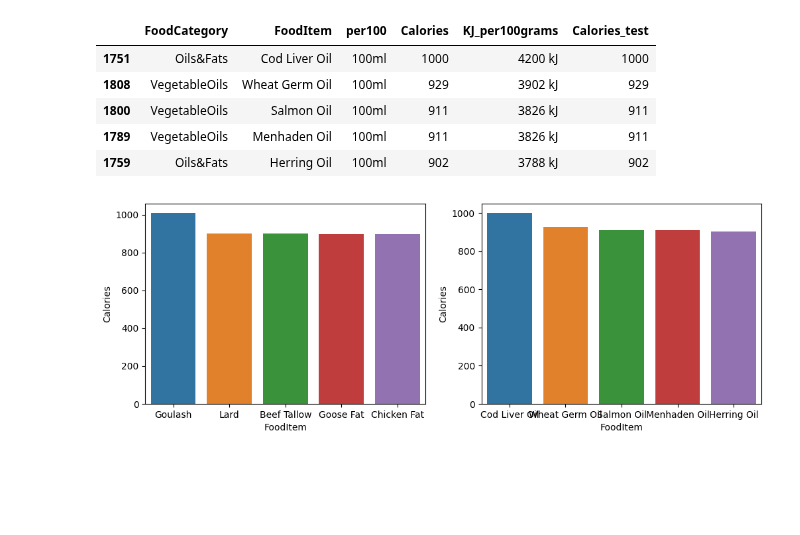
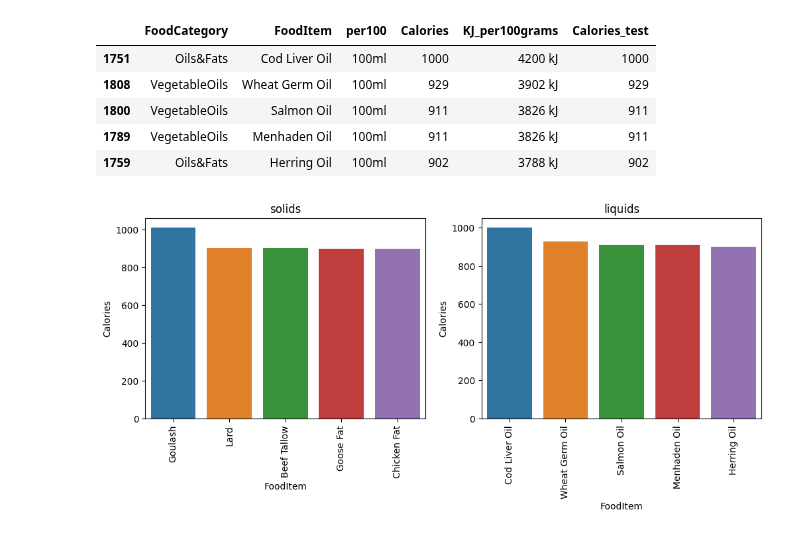
Before and after one commit to yuna-liu/Databehandling-Yuna-Liu, a Jupyter notebook: Code-alongs/L0_pandas_basics.ipynb, the cells around one changed output. Cells and saved outputs as stored; diff of their text form; code cells hidden in the pictures; blank space fills up the shorter version.

Commit message:
get_xticklabels()

```diff
--- a/Code-alongs/L0_pandas_basics.ipynb
+++ b/Code-alongs/L0_pandas_basics.ipynb
@@ -471,7 +477,11 @@ liquids_top5
 # %%
 import matplotlib.pyplot as plt
 fig, ax = plt.subplots(1,2, dpi=100, figsize=(12,4))
-sns.barplot(data=solids_top5, x="FoodItem", y="Calories", ax=ax[0]);
-sns.barplot(data=liquids_top5, x="FoodItem", y="Calories", ax=ax[1]);
+sns.barplot(data=solids_top5, x="FoodItem", y="Calories", ax=ax[0])
+ax[0].set_title('solids')
+ax[0].set_xticklabels(labels=ax[0].get_xticklabels(), rotation=90);
+sns.barplot(data=liquids_top5, x="FoodItem", y="Calories", ax=ax[1])
+ax[1].set_title('liquids')
+ax[1].set_xticklabels(labels=ax[1].get_xticklabels(), rotation=90);
 # %% [output]
-[figure, old version]
+[figure, new version]
```
Also changed, not shown: parts of 1 cell of this notebook.
